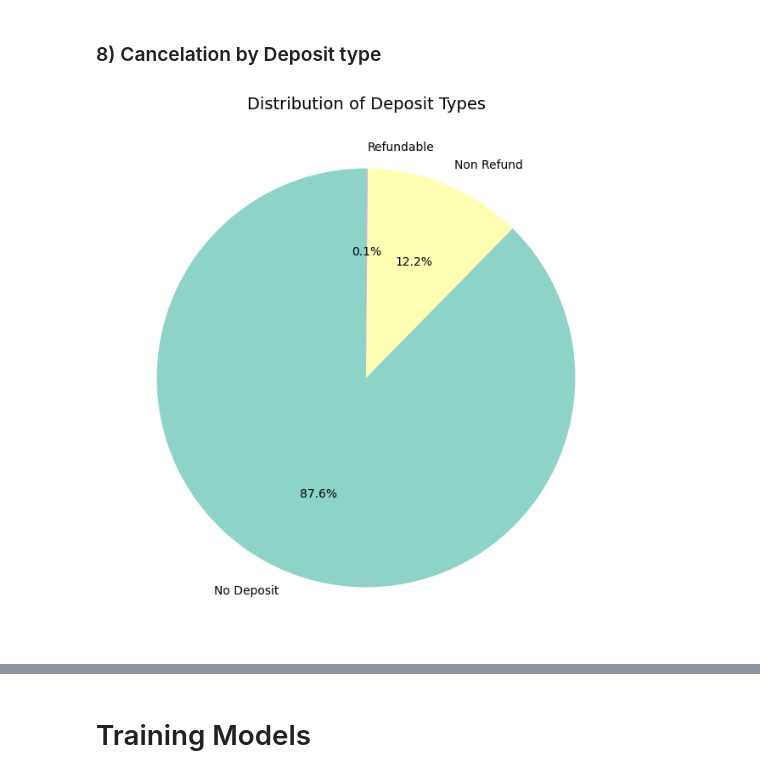
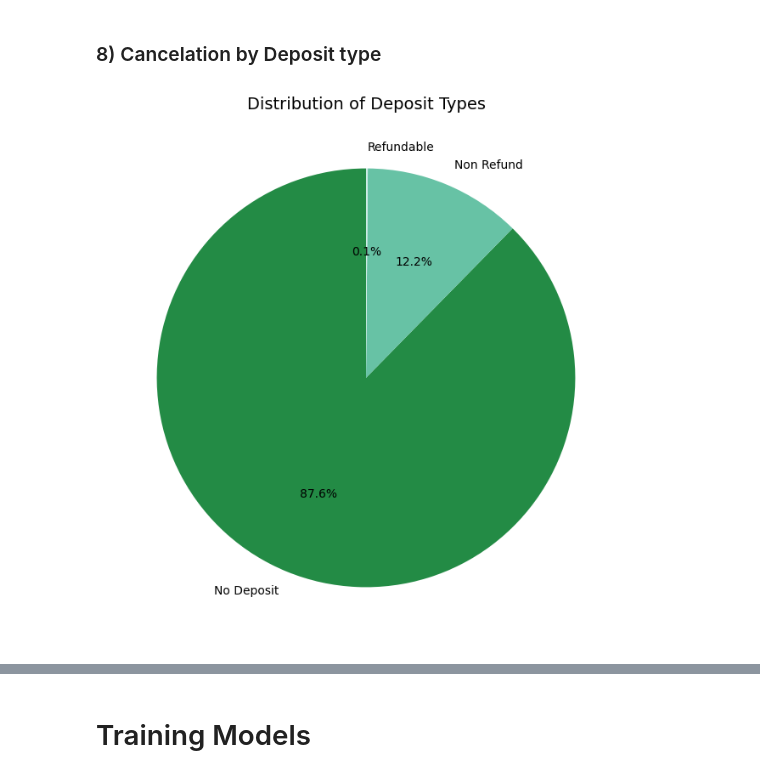
Before and after one commit to asif-mursalin/Data-mining-project, a Jupyter notebook: Project.ipynb, the cells around one changed output, grey strips where cells are left out. Cells and saved outputs as stored; diff of their text form; code cells hidden in the pictures.

```diff
--- a/Project.ipynb
+++ b/Project.ipynb
@@ -2144,16 +2029,14 @@ Series.__getitem__ treating keys as positions is deprecated. In a future version
 ### 8) Cancelation by Deposit type
 # %%
 deposit_type_counts = df['deposit_type'].value_counts()
-
-# Plot the pie chart
 plt.figure(figsize=(8, 8))
 plt.pie(deposit_type_counts,
         labels=deposit_type_counts.index,
         autopct='%1.1f%%',
         startangle=90,
-        colors=sns.color_palette("Set3", n_colors=len(deposit_type_counts)))
+        colors=sns.color_palette("BuGn_r", n_colors=len(deposit_type_counts)))
 plt.title("Distribution of Deposit Types", fontsize=14)
 plt.show()
 # %% [output]
-[figure, old version]
+[figure, new version]
 # %%
```
Also changed, not shown: parts of 19 cells of this notebook.
